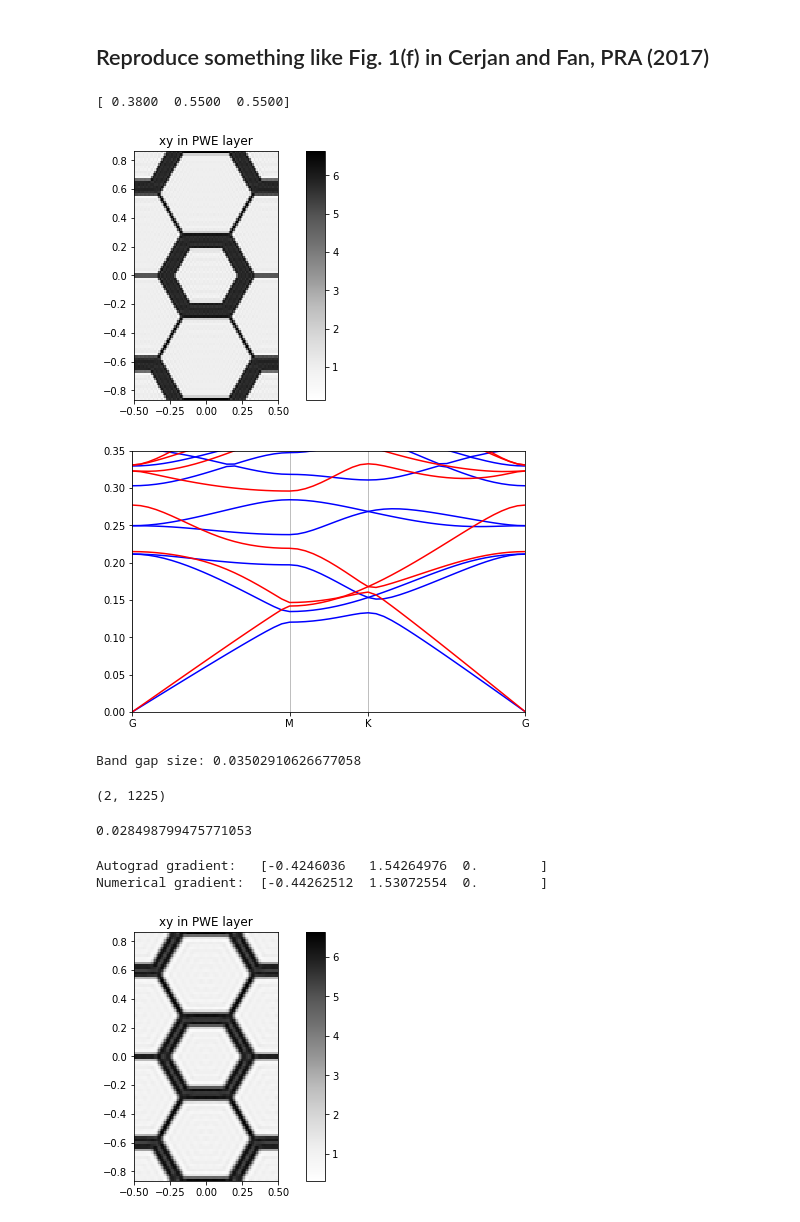
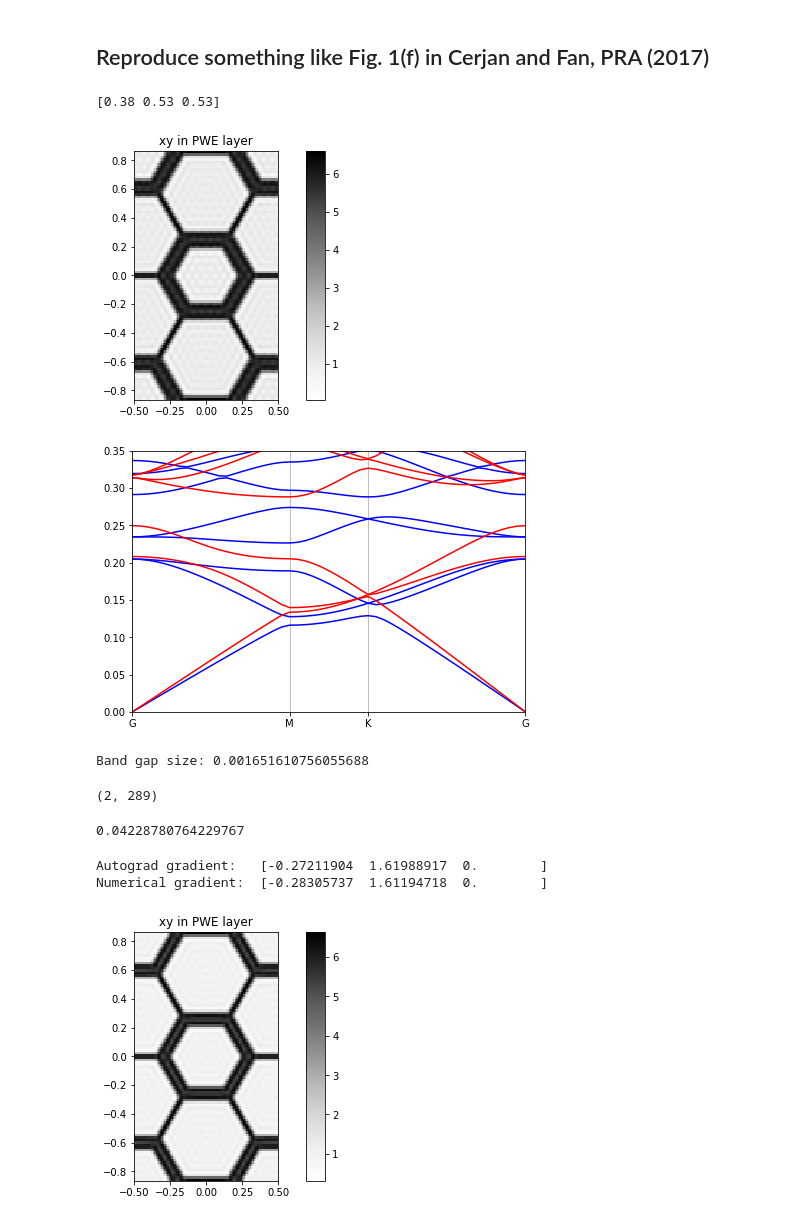
Before and after one commit to fancompute/legume, a Jupyter notebook: Notebooks/Aurograd_PWE_poly.ipynb, the cells around one changed output. Drawn from its saved outputs; the diff is of its cells as text; code cells hidden in the pictures.

```diff
--- a/Notebooks/Aurograd_PWE_poly.ipynb
+++ b/Notebooks/Aurograd_PWE_poly.ipynb
@@ -101,13 +101,13 @@ plt.show()
 # %% [markdown]
 ## Reproduce something like Fig. 1(f) in Cerjan and Fan, PRA (2017)
 # %%
-params = np.array([0.38, 0.55, 0.55])
+params = np.array([0.38, 0.53, 0.53])
 print(params)
-pwe = pwe_cerjan(params, gmax=20)
+pwe = pwe_cerjan(params, gmax=10)
 pwe.plot_overview_ft()
 # %% [output]
-[ 0.3800  0.5500  0.5500]
+[0.38 0.53 0.53]
-[figure, old version]
+[figure, new version]
 # %%
 path = layer.lattice.bz_path(['G', 'M', 'K', 'G'], [20, 10, 20])
 
@@ -127,7 +127,7 @@ plt.xticks(path.pt_inds, path.pt_labels)
 ax.xaxis.grid('True')
 plt.show()
 # %% [output]
-[figure, old version]
+[figure, new version]
 # %%
 # Function to return the band-gap size around a given center frequency
 def bg_size(freqs_te, freqs_tm, freq_cent = 0.29*3):
@@ -138,11 +138,11 @@ def bg_size(freqs_te, freqs_tm, freq_cent = 0.29*3):
 
 print('Band gap size:', bg_size(freqs_te, freqs_tm))
 # %% [output]
-Band gap size: 0.03502910626677058
+Band gap size: 0.001651610756055688
 # %%
 print(pwe.gvec.shape)
 # %% [output]
-(2, 1225)
+(2, 289)
 # %%
 # Now let's try to optimize params[0] and params[1], keeping params[1] = params[2]
 
@@ -174,9 +174,9 @@ print(of_bg(params))
 print('Autograd gradient:  ', grad_test(params))
 print('Numerical gradient: ', grad_num(of_bg, params))
 # %% [output]
-0.028498799475771053
+0.04228780764229767
-Autograd gradient:   [-0.4246036   1.54264976  0.        ]
-Numerical gradient:  [-0.44262512  1.53072554  0.        ]
+Autograd gradient:   [-0.27211904  1.61988917  0.        ]
+Numerical gradient:  [-0.28305737  1.61194718  0.        ]
 # %%
 from pygme.optimizers import adam_optimize
 # %%
```
Also changed, not shown: 7 other files.
